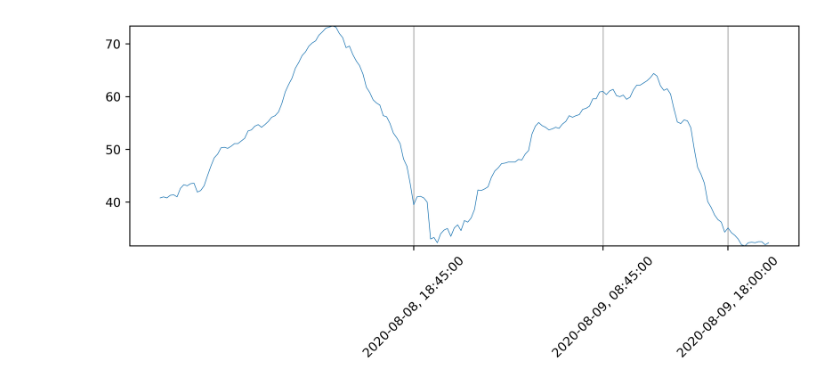
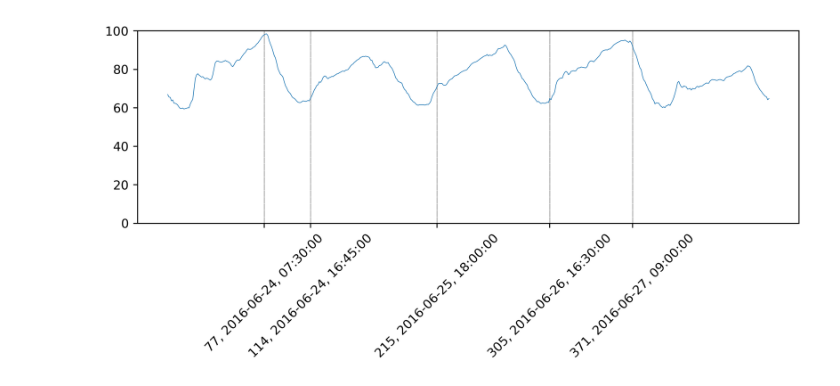
Before and after one commit to BobVitorBob/XTSTree, a Jupyter notebook: exemplo_interativo.ipynb, the cells around one changed output. Saved outputs shown, nothing was run; the diff lists cells and outputs as text; code cells hidden in the pictures.

```diff
--- a/exemplo_interativo.ipynb
+++ b/exemplo_interativo.ipynb
@@ -44,57 +19,61 @@ array([0., 0., 0., 0., 0., 0., 0., 0., 0., 0., 0., 0., 0., 0., 0., 0., 0.,
 # %%
-df = pd.read_csv(f'./datasets/umidrelmed2m/5dias/5dias_umidrelmed2m_2020-08-08 _ 2020-08-13.csv')
+df = pd.read_csv(f'./datasets/umidrelmed2m/5dias/5dias_umidrelmed2m_2016-06-23 _ 2016-06-28.csv')
 series = df[df.columns[-1]]
 dates = np.array(df['date'])
 hours = np.array(df['hour'])
 series = np.where(np.isnan(series), 0, series)
 
-n = int(input())
+# n = int(input())
 
-diff_pos_series = np.concatenate([
-    np.zeros(n),
-    np.array([series[i] - series[i-n+1] if series[i] > series[i-n+1] else 0 for i in range(n, len(series[75:256]))])
-])
+# diff_pos_series = np.concatenate([
+#     np.zeros(n),
+#     np.array([series[i] - series[i-n+1] if series[i] > series[i-n+1] else 0 for i in range(n, len(series))])
+# ])
 
-diff_neg_series = np.concatenate([
-    np.zeros(n),
-    np.abs(np.array([series[i] - series[i-n+1] if series[i] < series[i-n+1] else 0 for i in range(n, len(series[75:256]))]))
-])
+# diff_neg_series = np.concatenate([
+#     np.zeros(n),
+#     np.abs(np.array([series[i] - series[i-n+1] if series[i] < series[i-n+1] else 0 for i in range(n, len(series))]))
+# ])
 
 model = XTSTreePageHinkley(stop_condition='adf', stop_val=0, max_iter=100, min_dist=30)
 model = model.create_splits(series)
 
+print(model.summary())
+
 plot(
-    series[75:256],
+    series,
+    # sec_plots=[[np.mean([val * np.power(0.999,j) for j, val in enumerate(series[:i])]) for i, _ in enumerate(series)]],
     figsize=(8, 4),
     divisions=model.cut_points(),
-    labels= [{'x': i, 'label': f'{dates[i]}, {hours[i]}'} for i in model.cut_points()]
+    labels= [{'x': i, 'label': f'{i}, {dates[i]}, {hours[i]}'} for i in model.cut_points()],
+    max_y=100, min_y=0,
 )
 
-plot(
-    diff_pos_series,
-    figsize=(8, 4),
-    divisions=model.cut_points(),
-    labels=[{'x': i, 'label': f'{dates[i]}, {hours[i]}'} for i in model.cut_points()]
-)
-plot(
-    np.cumsum(diff_pos_series),
-    figsize=(8, 4),
-    divisions=model.cut_points(),
-    labels=[{'x': i, 'label': f'{dates[i]}, {hours[i]}'} for i in model.cut_points()]
-)
+# plot(
+#     diff_pos_series,
+#     figsize=(8, 4),
+#     divisions=model.cut_points(),
+#     labels=[{'x': i, 'label': f'{i}, {dates[i]}, {hours[i]}'} for i in model.cut_points()]
+# )
+# plot(
+#     np.cumsum(diff_pos_series),
+#     figsize=(8, 4),
+#     divisions=model.cut_points(),
+#     labels=[{'x': i, 'label': f'{i}, {dates[i]}, {hours[i]}'} for i in model.cut_points()]
+# )
 
-plot(
-    diff_neg_series,
-    figsize=(8, 4),
-    divisions=model.cut_points(),
-    labels=[{'x': i, 'label': f'{dates[i]}, {hours[i]}'} for i in model.cut_points()]
-)
-plot(
-    np.cumsum(diff_neg_series),
-    figsize=(8, 4),
-    divisions=model.cut_points(),
-    labels=[{'x': i, 'label': f'{dates[i]}, {hours[i]}'} for i in model.cut_points()]
-)
+# plot(
+#     diff_neg_series,
+#     figsize=(8, 4),
+#     divisions=model.cut_points(),
+#     labels=[{'x': i, 'label': f'{i}, {dates[i]}, {hours[i]}'} for i in model.cut_points()]
+# )
+# plot(
+#     np.cumsum(diff_neg_series),
+#     figsize=(8, 4),
+#     divisions=model.cut_points(),
+#     labels=[{'x': i, 'label': f'{i}, {dates[i]}, {hours[i]}'} for i in model.cut_points()]
+# )
 
-diff_pos_series.argmax()+n, diff_pos_series.max(), diff_neg_series.argmax()+n, diff_neg_series.max()
+# diff_pos_series.argmax()+n, diff_pos_series.max(), diff_neg_series.argmax()+n, diff_neg_series.max()
 # %% [output]
@@ -101 +81 @@ diff_pos_series.argmax()+n, diff_pos_series.max(), diff_neg_series.argmax()+n, d
-[figure, old version]
+[figure, new version]
```
Also changed, not shown: parts of 6 cells of this notebook, 2 other files.
